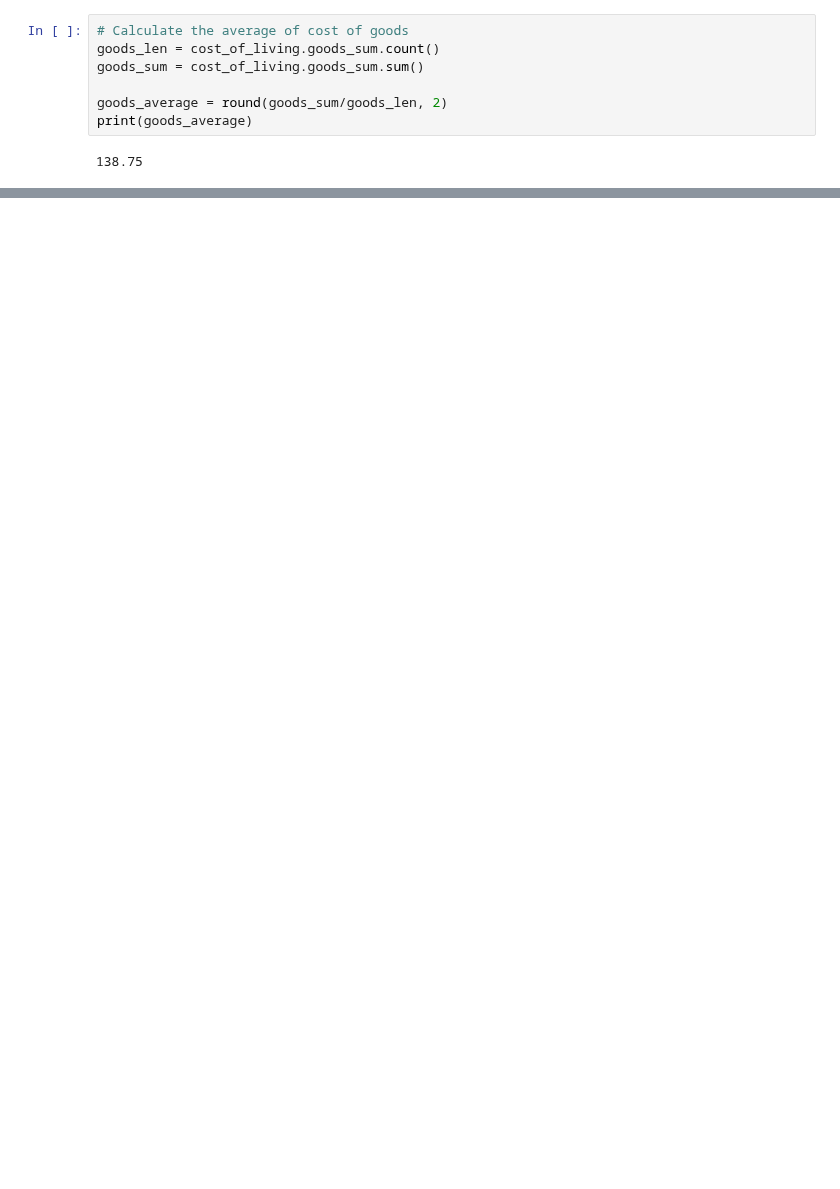
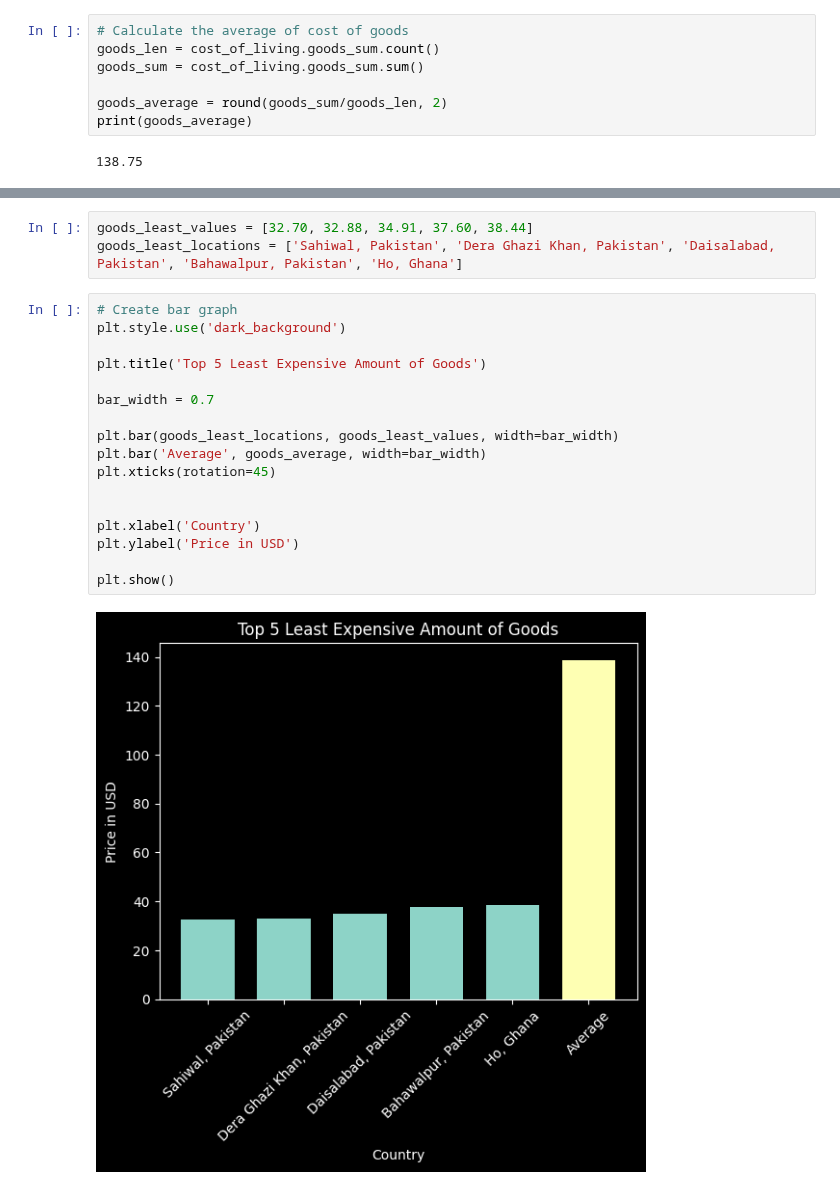
Before and after one commit to Reed-Carter/Global-Cost-of-Living, a Jupyter notebook: phil-project.ipynb, the cells around one changed output, grey strips where cells are left out. Drawn from its saved outputs; the diff is of its cells as text; blank space fills up the shorter version.

Commit message:
create bar graph for goods column.

```diff
--- a/phil-project.ipynb
+++ b/phil-project.ipynb
@@ -919,0 +899,22 @@ print(goods_average)
+# %%
+goods_least_values = [32.70, 32.88, 34.91, 37.60, 38.44]
+goods_least_locations = ['Sahiwal, Pakistan', 'Dera Ghazi Khan, Pakistan', 'Daisalabad, Pakistan', 'Bahawalpur, Pakistan', 'Ho, Ghana']
+# %%
+# Create bar graph
+plt.style.use('dark_background')
+
+plt.title('Top 5 Least Expensive Amount of Goods')
+
+bar_width = 0.7
+
+plt.bar(goods_least_locations, goods_least_values, width=bar_width)
+plt.bar('Average', goods_average, width=bar_width)
+plt.xticks(rotation=45)
+
+
+plt.xlabel('Country')
+plt.ylabel('Price in USD')
+
+plt.show()
+# %% [output]
+[figure, added]
```
Also changed, not shown: parts of 8 cells of this notebook.
